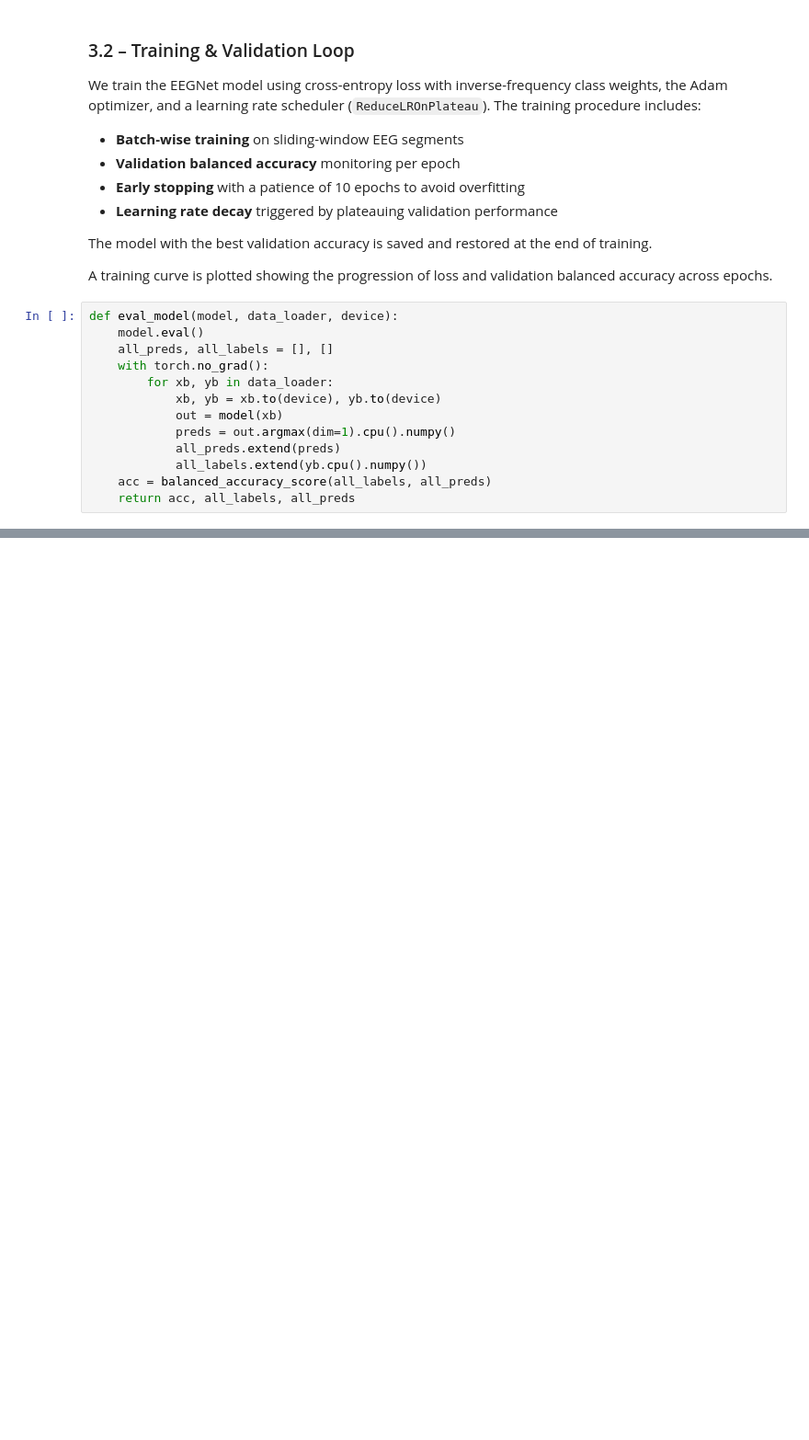
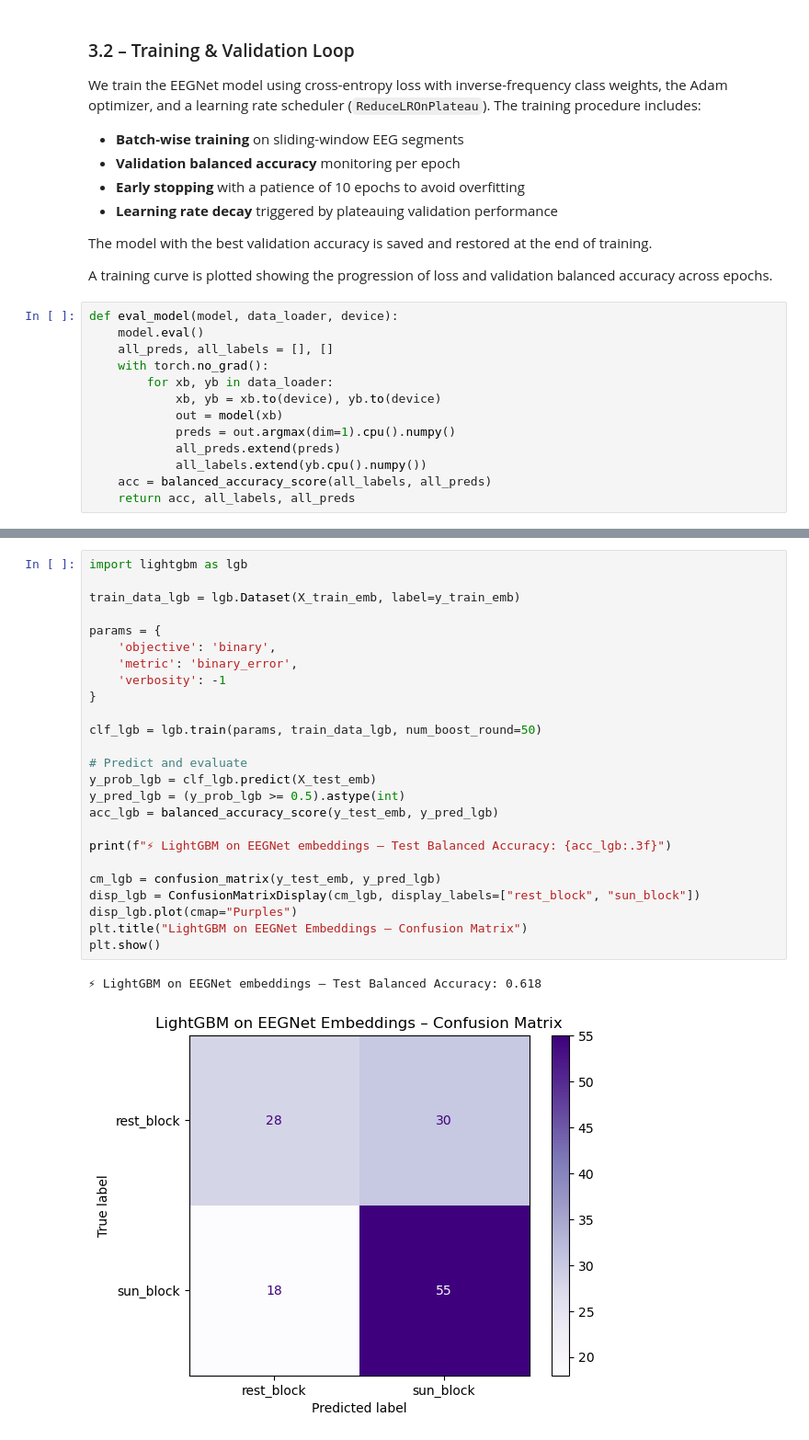
Before and after one commit to linalopes/creativity-in-vitro-eeg, a Jupyter notebook: notebooks/12_Lina_ses-03_task-sunimagery_ml-dl.ipynb, the cells around one changed output, grey strips where cells are left out. Shown at 92% size. Saved outputs shown, nothing was run; the diff lists cells and outputs as text; blank space fills up the shorter version.

```diff
--- a/notebooks/12_Lina_ses-03_task-sunimagery_ml-dl.ipynb
+++ b/notebooks/12_Lina_ses-03_task-sunimagery_ml-dl.ipynb
@@ -1048,0 +1143,28 @@ plt.show()
+# %%
+import lightgbm as lgb
+
+train_data_lgb = lgb.Dataset(X_train_emb, label=y_train_emb)
+
+params = {
+    'objective': 'binary',
+    'metric': 'binary_error',
+    'verbosity': -1
+}
+
+clf_lgb = lgb.train(params, train_data_lgb, num_boost_round=50)
+
+# Predict and evaluate
+y_prob_lgb = clf_lgb.predict(X_test_emb)
+y_pred_lgb = (y_prob_lgb >= 0.5).astype(int)
+acc_lgb = balanced_accuracy_score(y_test_emb, y_pred_lgb)
+
+print(f"⚡ LightGBM on EEGNet embeddings – Test Balanced Accuracy: {acc_lgb:.3f}")
+
+cm_lgb = confusion_matrix(y_test_emb, y_pred_lgb)
+disp_lgb = ConfusionMatrixDisplay(cm_lgb, display_labels=["rest_block", "sun_block"])
+disp_lgb.plot(cmap="Purples")
+plt.title("LightGBM on EEGNet Embeddings – Confusion Matrix")
+plt.show()
+# %% [output]
+⚡ LightGBM on EEGNet embeddings – Test Balanced Accuracy: 0.618
+[figure, added]
```
Also changed, not shown: parts of 18 cells of this notebook.
